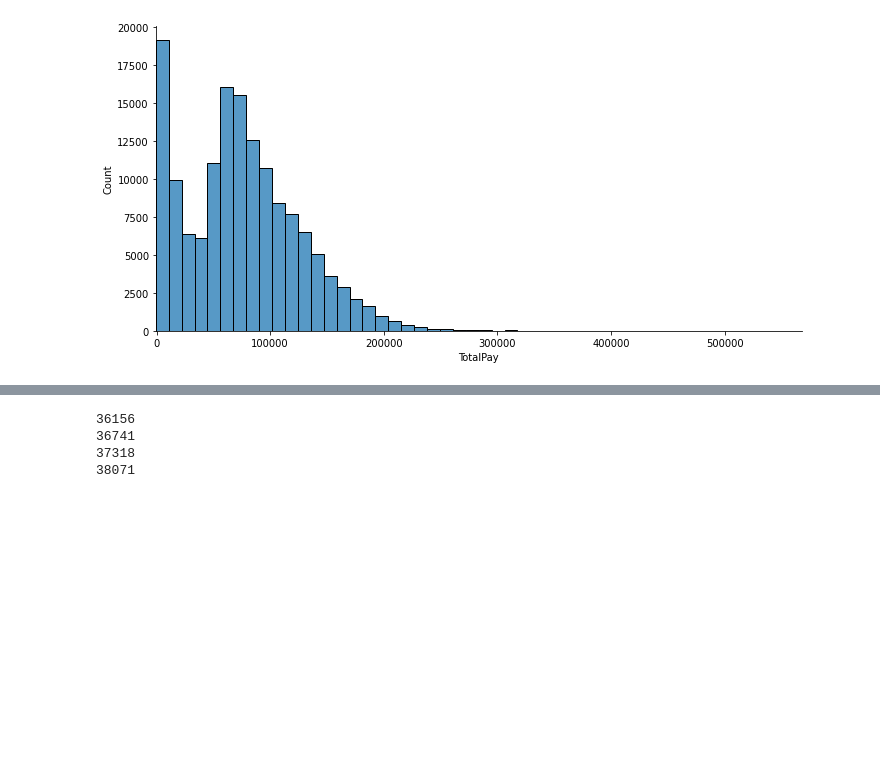
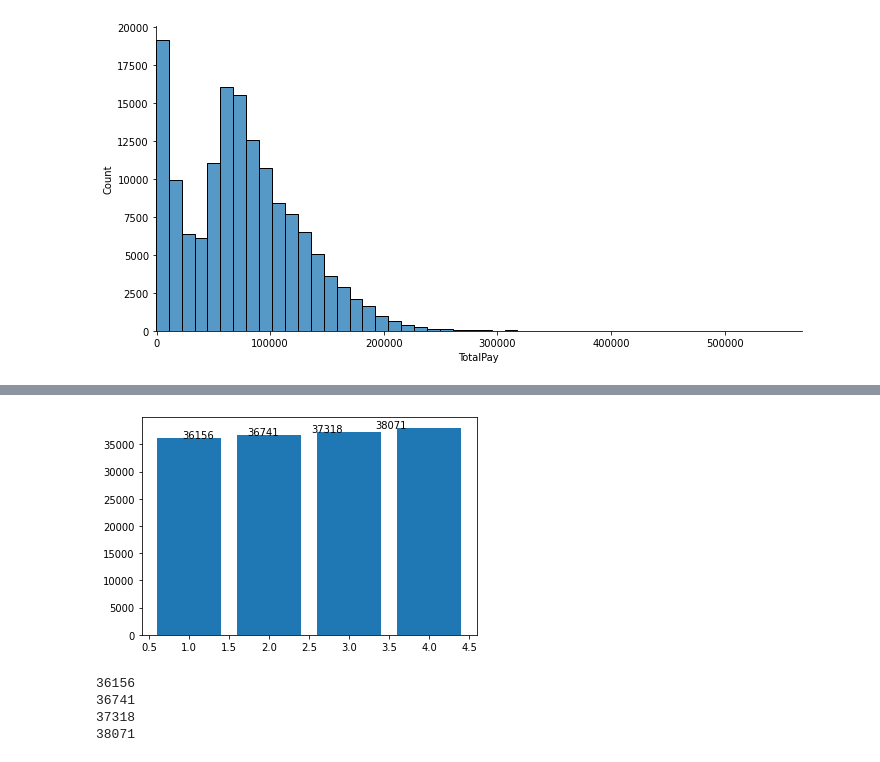
Before and after one commit to savitskaya-om/python, a Jupyter notebook: project/PROJECT.ipynb, the cells around one changed output, grey strips where cells are left out. Saved outputs shown, nothing was run; the diff lists cells and outputs as text; code cells hidden in the pictures; blank space fills up the shorter version.

```diff
--- a/project/PROJECT.ipynb
+++ b/project/PROJECT.ipynb
@@ -261,3 +279,15 @@ SumByYear
+# %%
+x = [1, 2, 3, 4]
+y = CountByYear["TotalPay"]
+
+bars = plt.bar(x, y)
+
+for i in range(len(y)):
+        plt.text(bars[i].get_width()*(i+1),y[i],y[i], ha = 'center')
+
+plt.show()
+# %% [output]
+[figure, added]
 # %%
 for index, row in groupedvalues.iterrows():
   print(row.Count)
```
Also changed, not shown: parts of 8 cells of this notebook.
